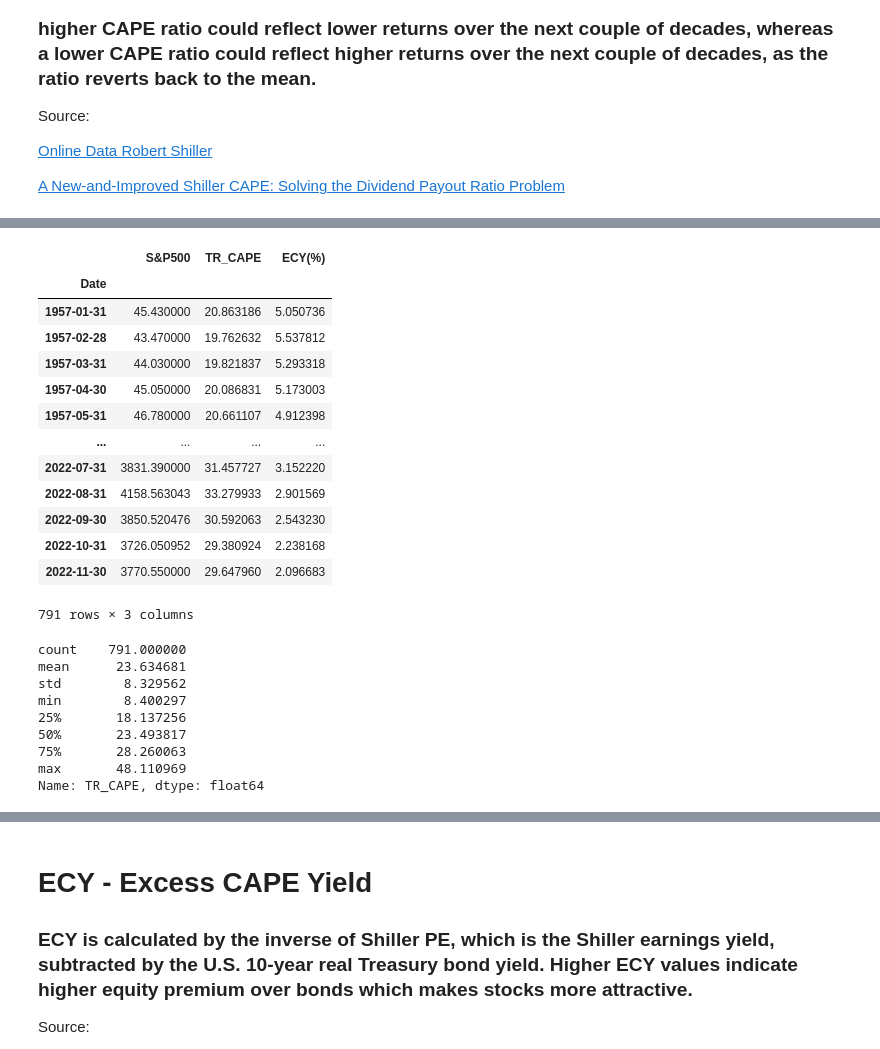
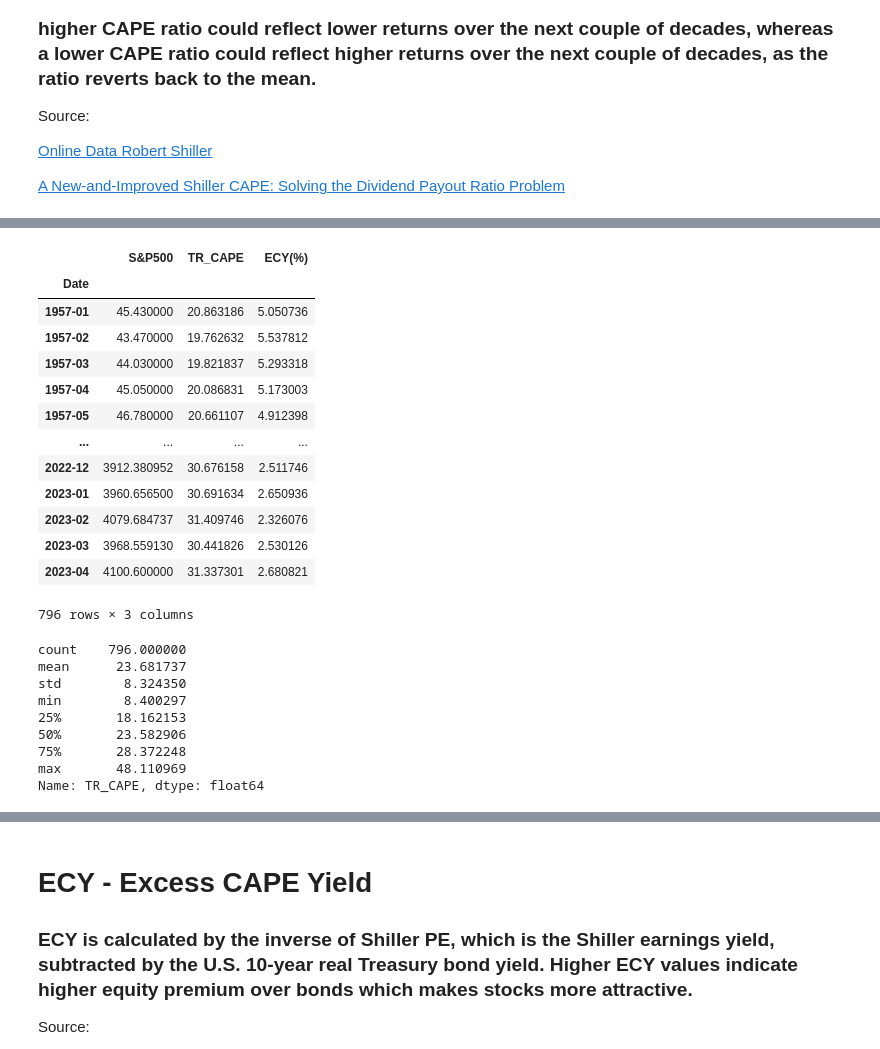
Before and after one commit to dbogatic/market_valuation, a Jupyter notebook: tr_cape.ipynb, the cells around one changed output, grey strips where cells are left out. Cells and saved outputs as stored; diff of their text form; code cells hidden in the pictures.

```diff
--- a/tr_cape.ipynb
+++ b/tr_cape.ipynb
@@ -21,5 +21,6 @@ import matplotlib.pyplot as plt
 # %%
 # Created date range because of the date formating in the excel file - easier -  (Oct month was showing as Jan after reading it in as string)
 start_date = '1881-01-01'
-end_date = '2022-12-01'
+end_date = '2023-05-02'
 dates = pd.date_range(start_date, end_date,freq='M')
+dates
@@ -26,42 +36,42 @@ dates = pd.date_range(start_date, end_date,freq='M')
 # %%
 # Read in TR_CAPE and S&P 500 data from Online Data Robert Shiller, drop nans, convert Date to str, edit Date column,
 # Convert to datetime, set date as index, edit column names.
-tr_cape = pd.read_excel('resources/TR_CAPE.xlsx').dropna()
+tr_cape = pd.read_excel('resources/TR_CAPE.xlsx', skiprows=(7)).dropna()
 tr_cape = tr_cape.drop(columns='Date')
 tr_cape['Date'] = dates
-#tr_cape['Date'] = pd.to_datetime(tr_cape['Date']).dt.strftime('%Y-%m')
-tr_cape = tr_cape.rename(columns= {'P':'S&P500', 'TR CAPE':'TR_CAPE', 'Excess CAPE Yield':'ECY(%)'})
+tr_cape['Date'] = pd.to_datetime(tr_cape['Date']).dt.strftime('%Y-%m')
+tr_cape = tr_cape.rename(columns= {'P':'S&P500', 'TR CAPE':'TR_CAPE', 'Yield':'ECY(%)'})
 tr_cape = tr_cape.set_index('Date')
 tr_cape['ECY(%)'] = tr_cape['ECY(%)']*100
 tr_cape = tr_cape.loc['1957':]
 tr_cape
 # %% [output]
 |  | S&P500 | TR_CAPE | ECY(%) |
 | Date |  |  |  |
-| 1957-01-31 | 45.430000 | 20.863186 | 5.050736 |
-| 1957-02-28 | 43.470000 | 19.762632 | 5.537812 |
-| 1957-03-31 | 44.030000 | 19.821837 | 5.293318 |
-| 1957-04-30 | 45.050000 | 20.086831 | 5.173003 |
-| 1957-05-31 | 46.780000 | 20.661107 | 4.912398 |
+| 1957-01 | 45.430000 | 20.863186 | 5.050736 |
+| 1957-02 | 43.470000 | 19.762632 | 5.537812 |
+| 1957-03 | 44.030000 | 19.821837 | 5.293318 |
+| 1957-04 | 45.050000 | 20.086831 | 5.173003 |
+| 1957-05 | 46.780000 | 20.661107 | 4.912398 |
 | ... | ... | ... | ... |
-| 2022-07-31 | 3831.390000 | 31.457727 | 3.152220 |
-| 2022-08-31 | 4158.563043 | 33.279933 | 2.901569 |
-| 2022-09-30 | 3850.520476 | 30.592063 | 2.543230 |
-| 2022-10-31 | 3726.050952 | 29.380924 | 2.238168 |
-| 2022-11-30 | 3770.550000 | 29.647960 | 2.096683 |
+| 2022-12 | 3912.380952 | 30.676158 | 2.511746 |
+| 2023-01 | 3960.656500 | 30.691634 | 2.650936 |
+| 2023-02 | 4079.684737 | 31.409746 | 2.326076 |
+| 2023-03 | 3968.559130 | 30.441826 | 2.530126 |
+| 2023-04 | 4100.600000 | 31.337301 | 2.680821 |
-791 rows × 3 columns
+796 rows × 3 columns
 # %%
 # Calculate TR CAPE stats
 stats = tr_cape['TR_CAPE'].describe()
 stats
 # %% [output]
-count    791.000000
-mean      23.634681
-std        8.329562
+count    796.000000
+mean      23.681737
+std        8.324350
 min        8.400297
-25%       18.137256
-50%       23.493817
-75%       28.260063
+25%       18.162153
+50%       23.582906
+75%       28.372248
 max       48.110969
 Name: TR_CAPE, dtype: float64
 # %%
```
Also changed, not shown: parts of 5 cells of this notebook, 8 other files.
